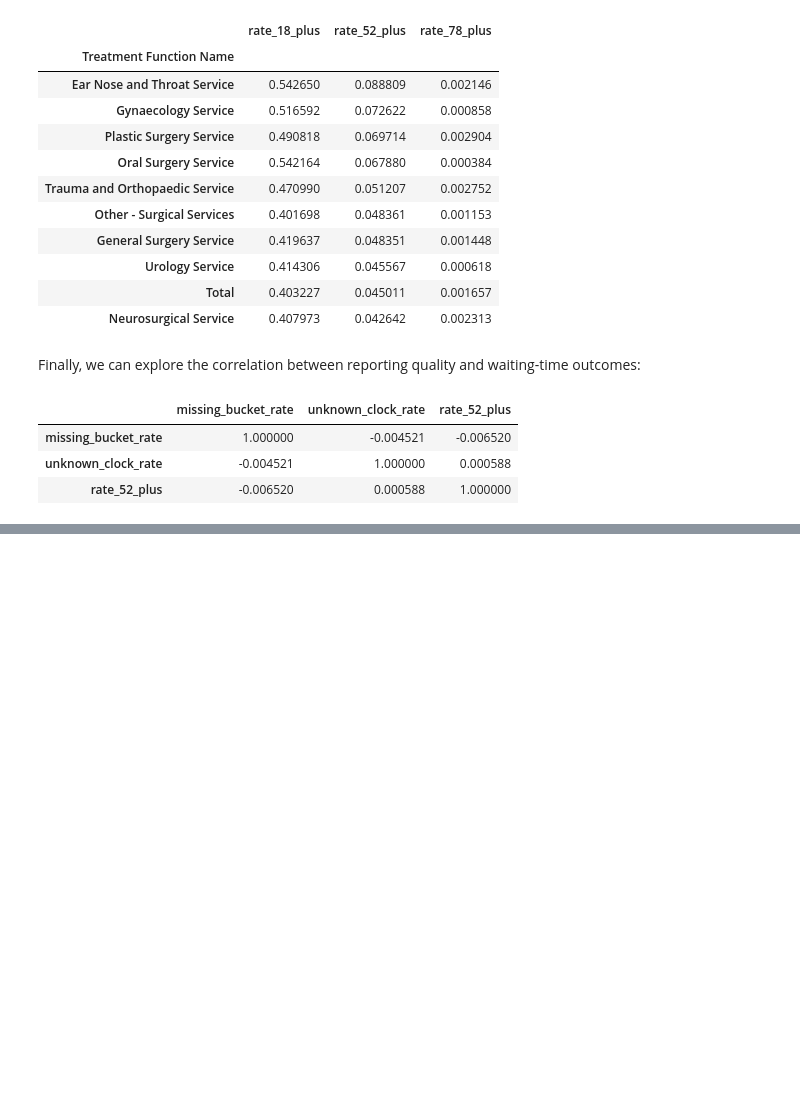
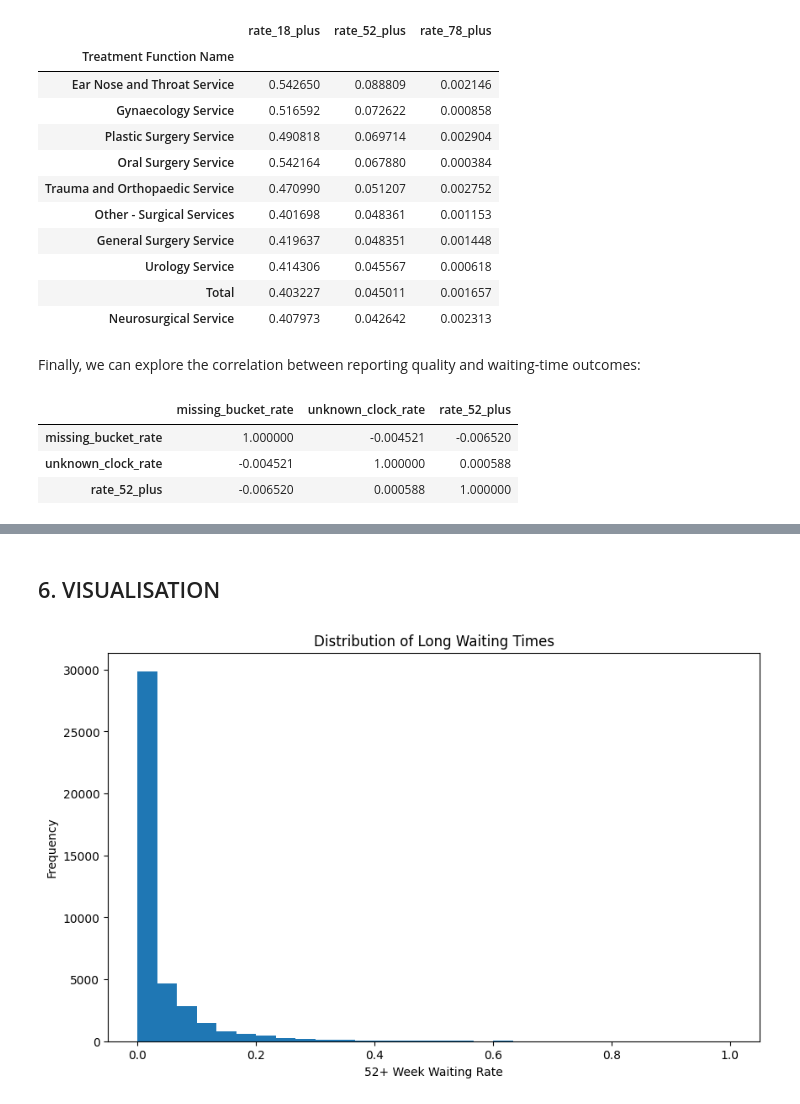
Before and after one commit to MeganRichards1/nhs-waiting-times-analysis, a Jupyter notebook: notebooks/project_analysis.ipynb, the cells around one changed output, grey strips where cells are left out. Cells and saved outputs as stored; diff of their text form; code cells hidden in the pictures; blank space fills up the shorter version.

Commit message:
Visualise provider variation and waiting-time distributions

```diff
--- a/notebooks/project_analysis.ipynb
+++ b/notebooks/project_analysis.ipynb
@@ -488,0 +520,17 @@ analysis_df[[
+# %% [markdown]
+## 6. VISUALISATION
+# %%
+plt.figure(figsize=(10,6))
+
+plt.hist(
+    analysis_df_filtered["rate_52_plus"],
+    bins=30
+)
+
+plt.xlabel("52+ Week Waiting Rate")
+plt.ylabel("Frequency")
+plt.title("Distribution of Long Waiting Times")
+
+plt.show()
+# %% [output]
+[figure, added]
```
Also changed, not shown: parts of 9 cells of this notebook.
